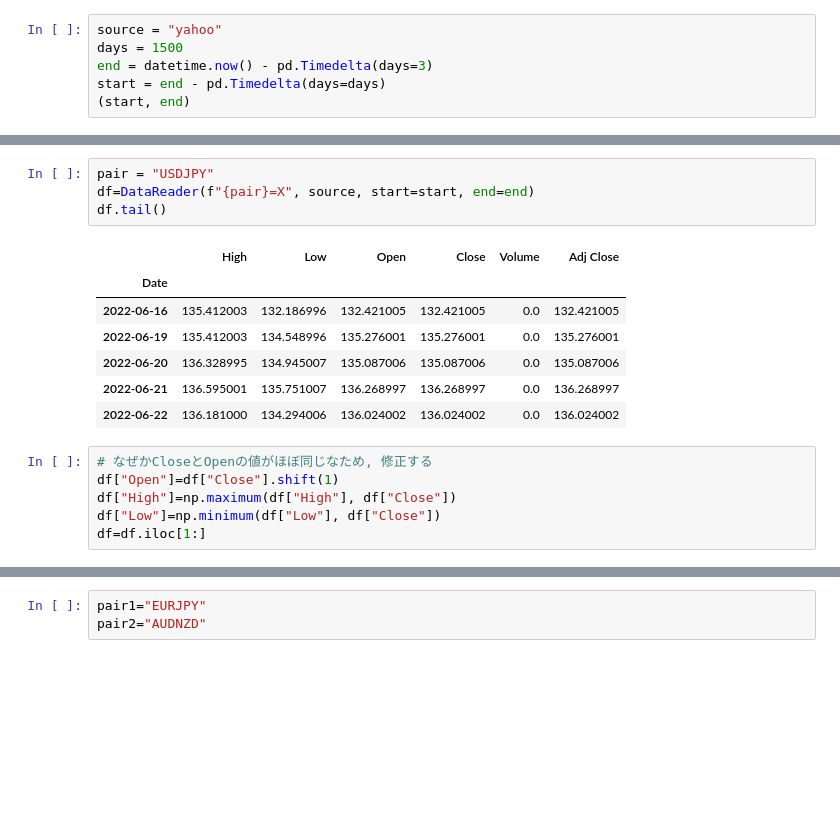
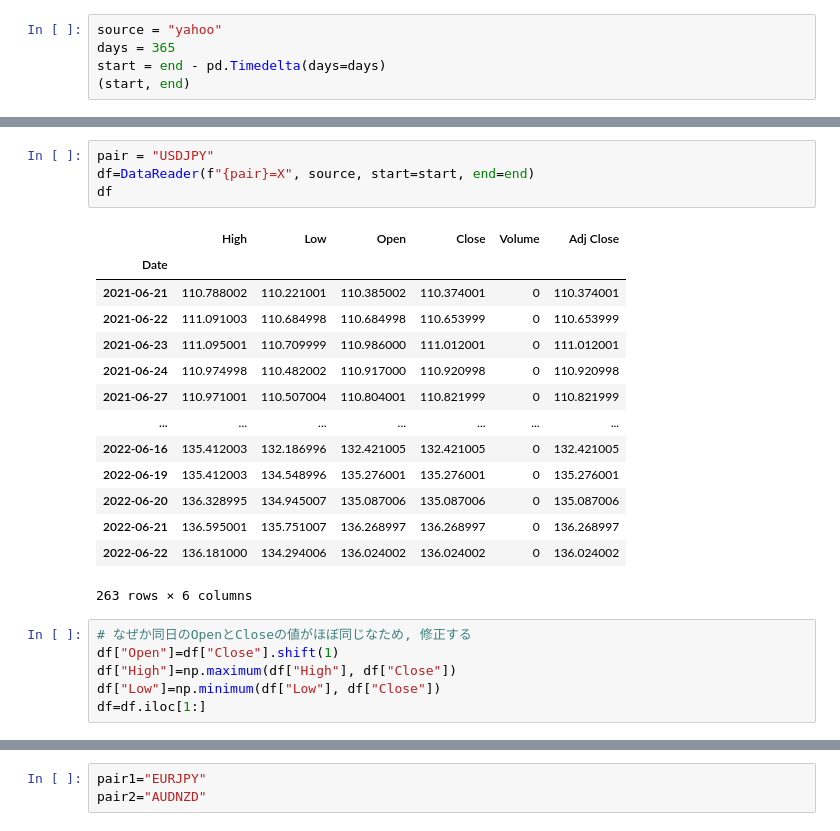
Before and after one commit to birdwatcherYT/FX, a Jupyter notebook: fx.ipynb, the cells around one changed output, grey strips where cells are left out. Cells and saved outputs as stored; diff of their text form; blank space fills up the shorter version.

```diff
--- a/fx.ipynb
+++ b/fx.ipynb
@@ -9,7 +18,6 @@ import mplfinance as mpf
 # %%
 source = "yahoo"
-days = 1500
-end = datetime.now() - pd.Timedelta(days=3)
+days = 365
 start = end - pd.Timedelta(days=days)
 (start, end)
 # %% [output]
@@ -18,17 +25,24 @@ start = end - pd.Timedelta(days=days)
 # %%
 pair = "USDJPY"
 df=DataReader(f"{pair}=X", source, start=start, end=end)
-df.tail()
+df
 # %% [output]
 |  | High | Low | Open | Close | Volume | Adj Close |
 | Date |  |  |  |  |  |  |
-| 2022-06-16 | 135.412003 | 132.186996 | 132.421005 | 132.421005 | 0.0 | 132.421005 |
-| 2022-06-19 | 135.412003 | 134.548996 | 135.276001 | 135.276001 | 0.0 | 135.276001 |
-| 2022-06-20 | 136.328995 | 134.945007 | 135.087006 | 135.087006 | 0.0 | 135.087006 |
-| 2022-06-21 | 136.595001 | 135.751007 | 136.268997 | 136.268997 | 0.0 | 136.268997 |
-| 2022-06-22 | 136.181000 | 134.294006 | 136.024002 | 136.024002 | 0.0 | 136.024002 |
+| 2021-06-21 | 110.788002 | 110.221001 | 110.385002 | 110.374001 | 0 | 110.374001 |
+| 2021-06-22 | 111.091003 | 110.684998 | 110.684998 | 110.653999 | 0 | 110.653999 |
+| 2021-06-23 | 111.095001 | 110.709999 | 110.986000 | 111.012001 | 0 | 111.012001 |
+| 2021-06-24 | 110.974998 | 110.482002 | 110.917000 | 110.920998 | 0 | 110.920998 |
+| 2021-06-27 | 110.971001 | 110.507004 | 110.804001 | 110.821999 | 0 | 110.821999 |
+| ... | ... | ... | ... | ... | ... | ... |
+| 2022-06-16 | 135.412003 | 132.186996 | 132.421005 | 132.421005 | 0 | 132.421005 |
+| 2022-06-19 | 135.412003 | 134.548996 | 135.276001 | 135.276001 | 0 | 135.276001 |
+| 2022-06-20 | 136.328995 | 134.945007 | 135.087006 | 135.087006 | 0 | 135.087006 |
+| 2022-06-21 | 136.595001 | 135.751007 | 136.268997 | 136.268997 | 0 | 136.268997 |
+| 2022-06-22 | 136.181000 | 134.294006 | 136.024002 | 136.024002 | 0 | 136.024002 |
+263 rows × 6 columns
 # %%
-# なぜかCloseとOpenの値がほぼ同じなため, 修正する
+# なぜか同日のOpenとCloseの値がほぼ同じなため, 修正する
 df["Open"]=df["Close"].shift(1)
 df["High"]=np.maximum(df["High"], df["Close"])
 df["Low"]=np.minimum(df["Low"], df["Close"])
```
Also changed, not shown: parts of 47 cells of this notebook, 9 other files.
